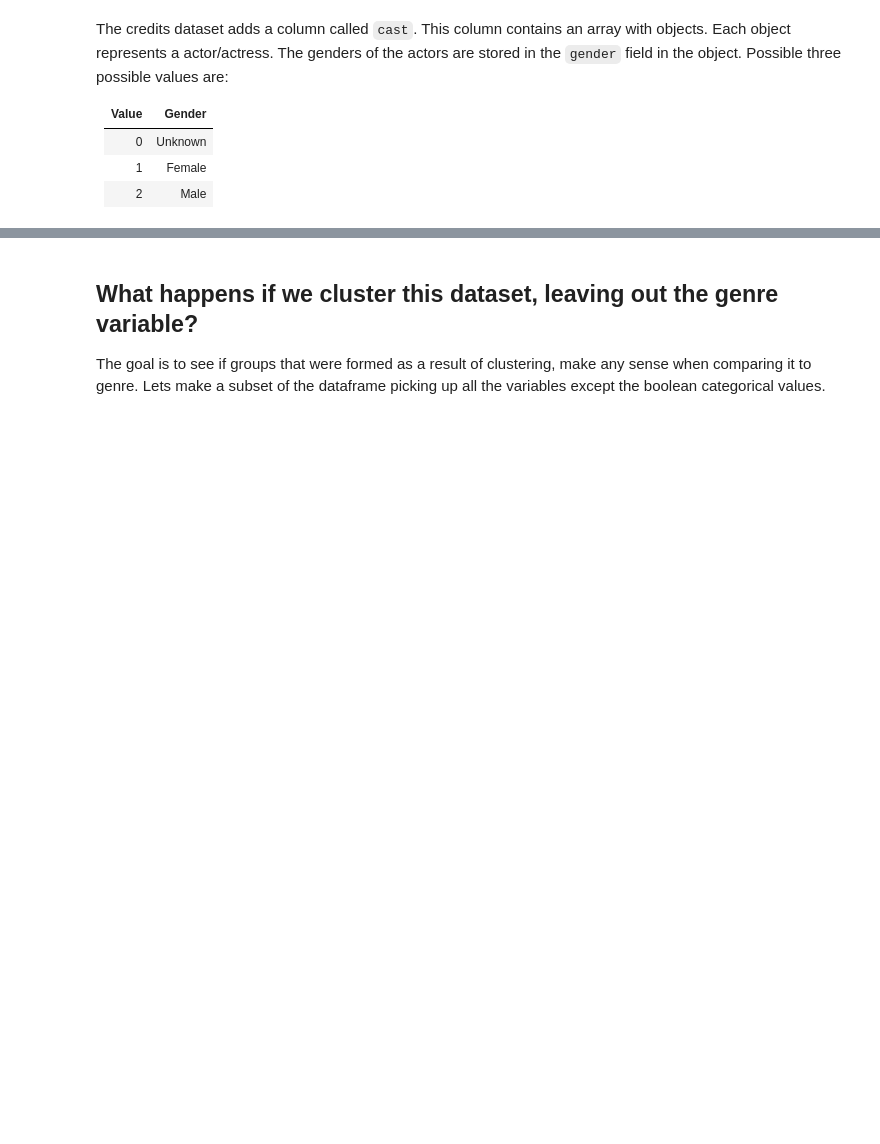
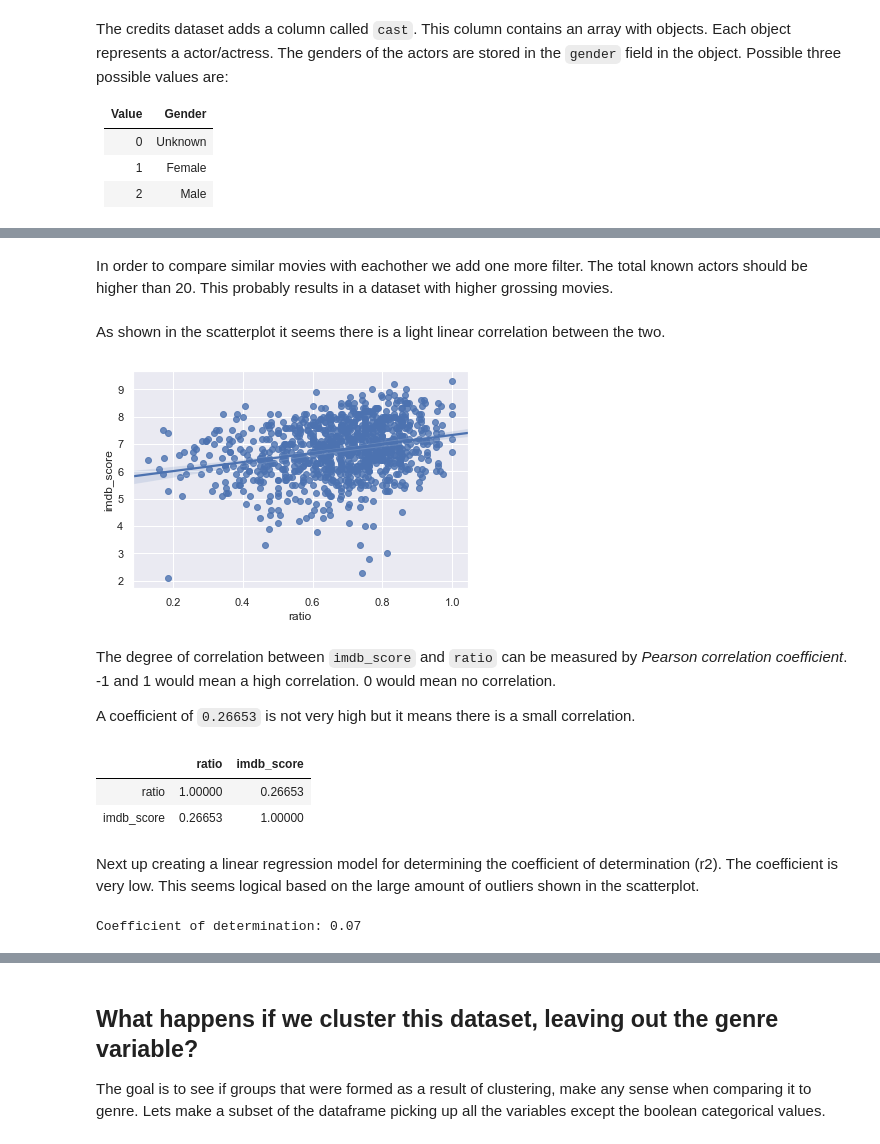
Before and after one commit to NielsHoiting/TCIF-V2DS-16, a Jupyter notebook: movie-merged-with-output.ipynb, the cells around one changed output, grey strips where cells are left out. Cells and saved outputs as stored; diff of their text form; code cells hidden in the pictures; blank space fills up the shorter version.

```diff
--- a/movie-merged-with-output.ipynb
+++ b/movie-merged-with-output.ipynb
@@ -516,0 +584,40 @@ dmap
+# %% [markdown]
+In order to compare similar movies with eachother we add one more filter. The total known actors should be higher than 20. This probably results in a dataset with higher grossing movies.
+# %%
+movie_with_cast[['ratio', 'gender_ratio', 'imdb_score', 'gross', 'movie_facebook_likes', 'num_critic_for_reviews', 'male_actors' , 'female_actors', 'total_known_actors']].describe()
+filtered = movie_with_cast[movie_with_cast.total_known_actors >= 20]
+# %% [markdown]
+As shown in the scatterplot it seems there is a light linear correlation between the two.
+# %%
+sns.regplot(x="ratio", y="imdb_score", data=filtered);
+# %% [output]
+[figure, added]
+# %% [markdown]
+The degree of correlation between `imdb_score` and `ratio` can be measured by _Pearson correlation coefficient_. -1 and 1 would mean a high correlation. 0 would mean no correlation.
+
+A coefficient of `0.26653` is not very high but it means there is a small correlation.
+# %%
+filtered[['ratio', 'imdb_score']].corr(method='pearson')
+# %% [output]
+|  | ratio | imdb_score |
+| ratio | 1.00000 | 0.26653 |
+| imdb_score | 0.26653 | 1.00000 |
+# %% [markdown]
+Next up creating a linear regression model for determining the coefficient of determination (r2). The coefficient is very low. This seems logical based on the large amount of outliers shown in the scatterplot.
+# %%
+from sklearn.linear_model import LinearRegression
+from sklearn.model_selection import train_test_split
+from sklearn.metrics import r2_score
+
+X = filtered[['ratio']]
+y = filtered['imdb_score']
+
+X_train, X_test, y_train, y_test = train_test_split(X, y, random_state=1)
+reg = LinearRegression().fit(X_train, y_train)
+y_pred = reg.predict(X_test)
+
+# The coefficient of determination: 1 is perfect prediction
+print('Coefficient of determination: %.2f'
+      % r2_score(y_test, y_pred))
+# %% [output]
+Coefficient of determination: 0.07
```
Also changed, not shown: parts of 34 cells of this notebook, 1 other file.
